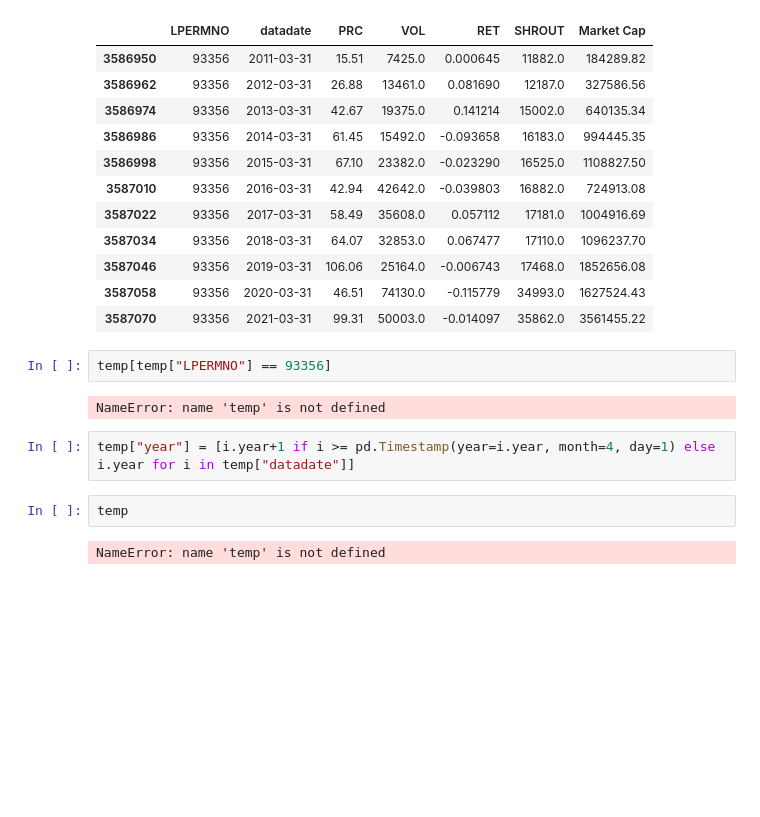
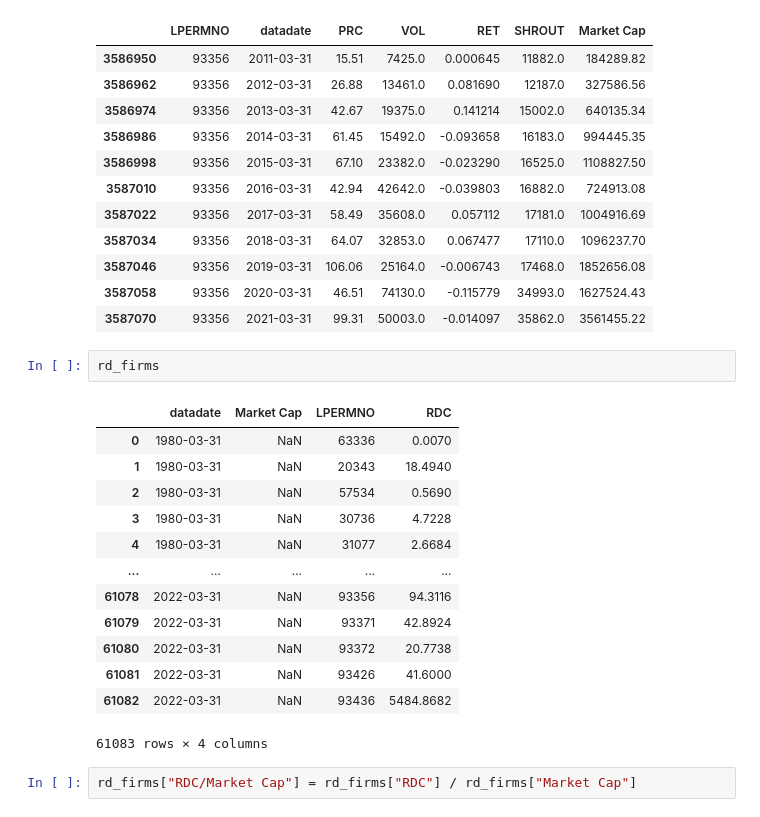
Before and after one commit to AmritSd/Does_R-D_Matter, a Jupyter notebook: rudra_rd_trading.ipynb, the cells around one changed output. Cells and saved outputs as stored; diff of their text form; blank space fills up the shorter version.

```diff
--- a/rudra_rd_trading.ipynb
+++ b/rudra_rd_trading.ipynb
@@ -298,13 +299,21 @@ stocks[(stocks["LPERMNO"]==93356) & (stocks["datadate"].dt.month == 3)]
 | 3587046 | 93356 | 2019-03-31 | 106.06 | 25164.0 | -0.006743 | 17468.0 | 1852656.08 |
 | 3587058 | 93356 | 2020-03-31 | 46.51 | 74130.0 | -0.115779 | 34993.0 | 1627524.43 |
 | 3587070 | 93356 | 2021-03-31 | 99.31 | 50003.0 | -0.014097 | 35862.0 | 3561455.22 |
-# %%
-temp[temp["LPERMNO"] == 93356]
-# %% [output]
-NameError: name 'temp' is not defined
-# %%
-temp["year"] = [i.year+1 if i >= pd.Timestamp(year=i.year, month=4, day=1) else i.year for i in temp["datadate"]]
-# %%
-temp
-# %% [output]
-NameError: name 'temp' is not defined
+# %%
+rd_firms
+# %% [output]
+|  | datadate | Market Cap | LPERMNO | RDC |
+| 0 | 1980-03-31 | NaN | 63336 | 0.0070 |
+| 1 | 1980-03-31 | NaN | 20343 | 18.4940 |
+| 2 | 1980-03-31 | NaN | 57534 | 0.5690 |
+| 3 | 1980-03-31 | NaN | 30736 | 4.7228 |
+| 4 | 1980-03-31 | NaN | 31077 | 2.6684 |
+| ... | ... | ... | ... | ... |
+| 61078 | 2022-03-31 | NaN | 93356 | 94.3116 |
+| 61079 | 2022-03-31 | NaN | 93371 | 42.8924 |
+| 61080 | 2022-03-31 | NaN | 93372 | 20.7738 |
+| 61081 | 2022-03-31 | NaN | 93426 | 41.6000 |
+| 61082 | 2022-03-31 | NaN | 93436 | 5484.8682 |
+61083 rows × 4 columns
+# %%
+rd_firms["RDC/Market Cap"] = rd_firms["RDC"] / rd_firms["Market Cap"]
```
Also changed, not shown: parts of 13 cells of this notebook, 1 other file.
